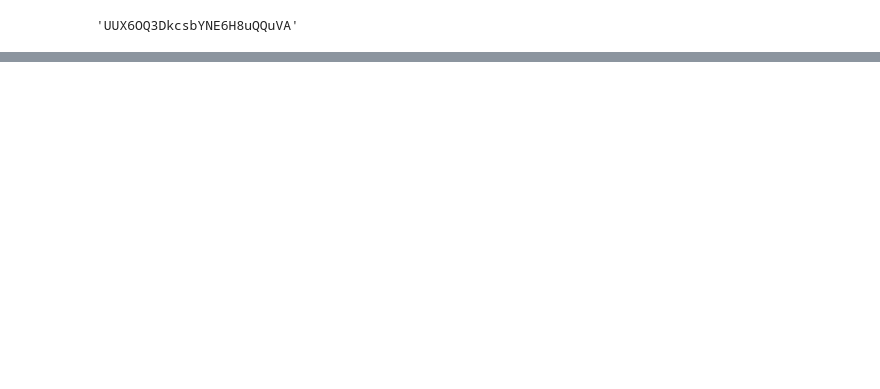
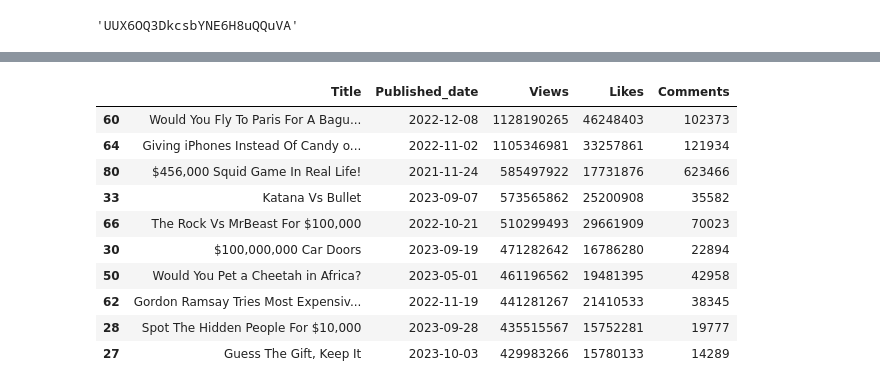
Before and after one commit to Nilin-Balaji/Youtube-Data-Analysis-using-API, a Jupyter notebook: YT_Analysis_Project.ipynb, the cells around one changed output, grey strips where cells are left out. Cells and saved outputs as stored; diff of their text form; code cells hidden in the pictures; blank space fills up the shorter version.

```diff
--- a/YT_Analysis_Project.ipynb
+++ b/YT_Analysis_Project.ipynb
@@ -122,0 +151,14 @@ get_video_details(youtube, video_ids)
+# %%
+top10_videos
+# %% [output]
+|  | Title | Published_date | Views | Likes | Comments |
+| 60 | Would You Fly To Paris For A Bagu... | 2022-12-08 | 1128190265 | 46248403 | 102373 |
+| 64 | Giving iPhones Instead Of Candy o... | 2022-11-02 | 1105346981 | 33257861 | 121934 |
+| 80 | $456,000 Squid Game In Real Life! | 2021-11-24 | 585497922 | 17731876 | 623466 |
+| 33 | Katana Vs Bullet | 2023-09-07 | 573565862 | 25200908 | 35582 |
+| 66 | The Rock Vs MrBeast For $100,000 | 2022-10-21 | 510299493 | 29661909 | 70023 |
+| 30 | $100,000,000 Car Doors | 2023-09-19 | 471282642 | 16786280 | 22894 |
+| 50 | Would You Pet a Cheetah in Africa? | 2023-05-01 | 461196562 | 19481395 | 42958 |
+| 62 | Gordon Ramsay Tries Most Expensiv... | 2022-11-19 | 441281267 | 21410533 | 38345 |
+| 28 | Spot The Hidden People For $10,000 | 2023-09-28 | 435515567 | 15752281 | 19777 |
+| 27 | Guess The Gift, Keep It | 2023-10-03 | 429983266 | 15780133 | 14289 |
```
Also changed, not shown: parts of 15 cells of this notebook.
